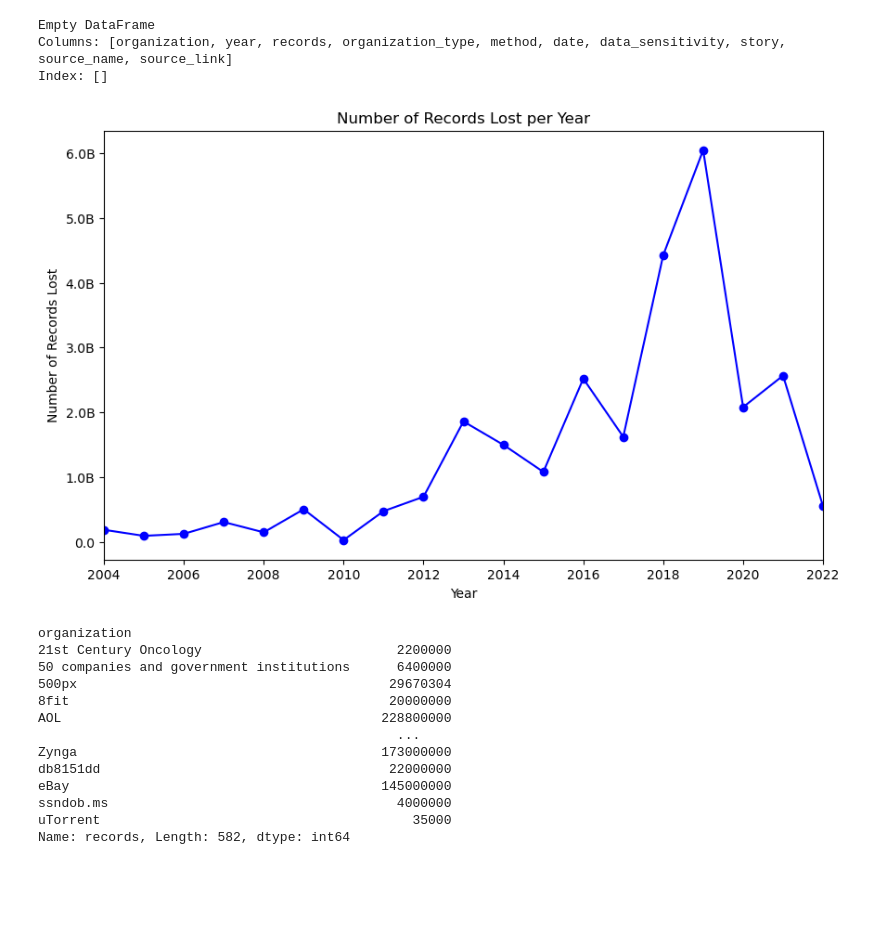
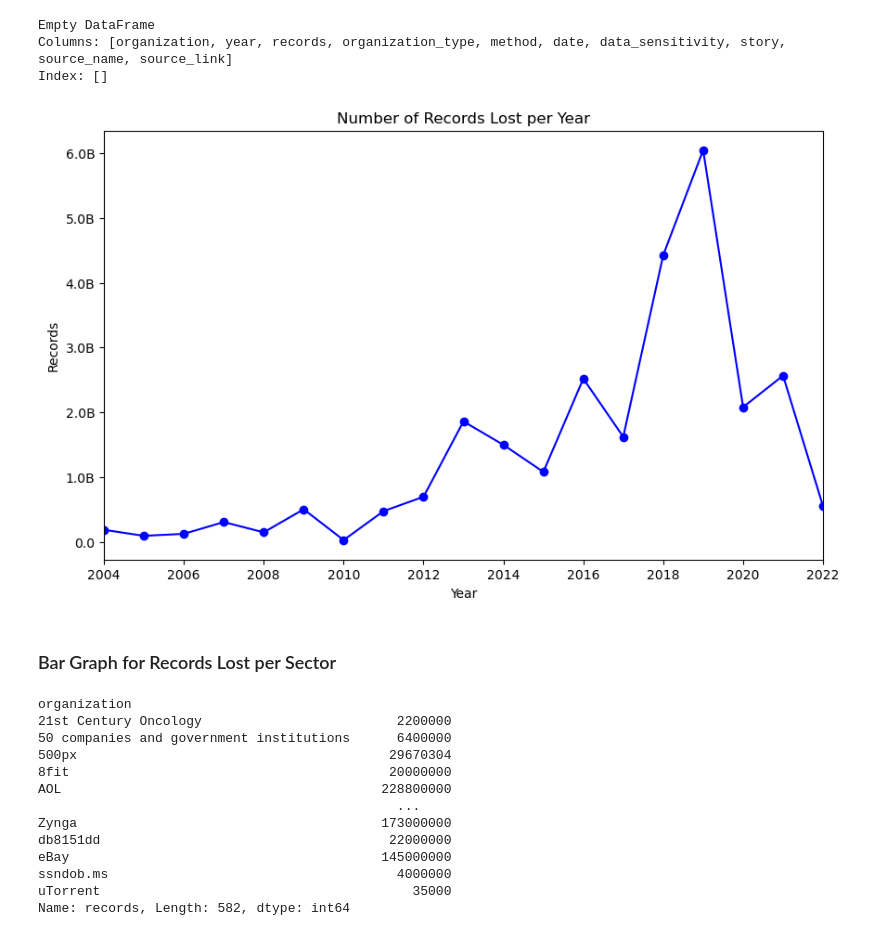
Before and after one commit to iSundhararajan/Unit_3_Project, a Jupyter notebook: data_breaches_analysis.ipynb, the cells around one changed output. Saved outputs shown, nothing was run; the diff lists cells and outputs as text; code cells hidden in the pictures; blank space fills up the shorter version.

Commit message:
Finished adding in the graphs

```diff
--- a/data_breaches_analysis.ipynb
+++ b/data_breaches_analysis.ipynb
@@ -609,27 +615,27 @@ Index: []
 # %%
 # Function to format y-tick labels
 def format_y_ticks(tick, pos):
     if tick >= 1e9:
         return f'{tick/1e9:.1f}B'
     elif tick >= 1e6:
         return f'{tick/1e6:.1f}M'
     elif tick >= 1e3:
         return f'{tick/1e3:.1f}K'
     else:
         return f'{tick:.1f}'
 
 plt.figure(figsize=(10, 6))
 plt.plot(records_lost_per_year.index, records_lost_per_year.values, marker='o', color='blue')
 
 plt.title('Number of Records Lost per Year')
 plt.xlabel('Year')
-plt.ylabel('Number of Records Lost')
+plt.ylabel('Records')
 plt.xlim(2004, 2022)
 
 # Set custom y-tick labels using the format_y_ticks function
 from matplotlib.ticker import FuncFormatter
 plt.gca().yaxis.set_major_formatter(FuncFormatter(format_y_ticks))
 
 plt.show()
 # %% [output]
-[figure, old version]
+[figure, new version]
@@ -636,3 +669,5 @@ plt.show()
+# %% [markdown]
+### Bar Graph for Records Lost per Sector
 # %%
 # Calculates the number of records lost per org
 records_lost_per_org = concatenated_df.groupby('organization')['records'].sum()
```
Also changed, not shown: parts of 18 cells of this notebook.
